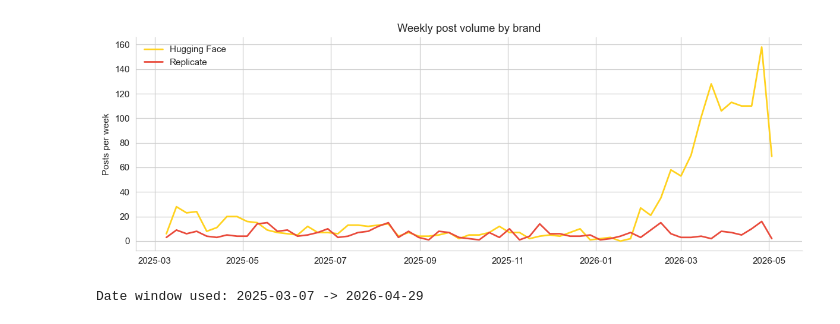
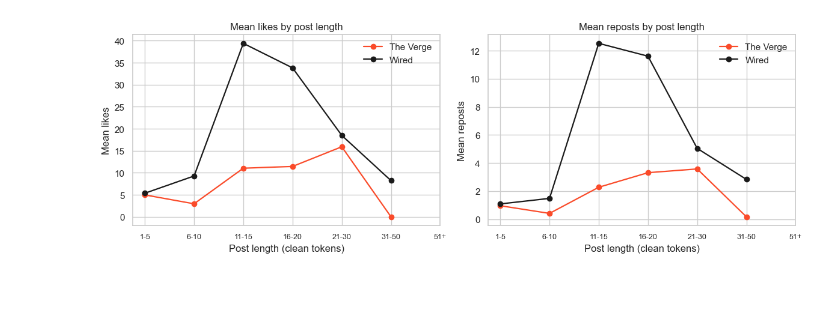
Before and after one commit to shreyuu/UoN-Business-Analytics, a Jupyter notebook: Analytics-Specializations-and-Applications/BUSI4370_CW2/notebooks/03_analysis.ipynb, the cells around one changed output. Drawn from its saved outputs; the diff is of its cells as text; code cells hidden in the pictures; blank space fills up the shorter version.

```diff
--- a/Analytics-Specializations-and-Applications/BUSI4370_CW2/notebooks/03_analysis.ipynb
+++ b/Analytics-Specializations-and-Applications/BUSI4370_CW2/notebooks/03_analysis.ipynb
@@ -172,33 +474,25 @@ plt.show()
 # %%
-def weekly_counts(df, label):
-    df = df.sort_values("created_at")
-    s = df.set_index("created_at").resample("W")["uri"].count()
-    out = s.to_frame("posts").reset_index()
-    out["brand_label"] = label
-    return out
+# Does writing more text get rewarded? Useful for the report and for any
+# post-level engagement model later.
+length_bins = [0, 5, 10, 15, 20, 30, 50, 200]
+length_labels = ["1-5", "6-10", "11-15", "16-20", "21-30", "31-50", "51+"]
 
-# Use a common date floor so both lines share a sensible x-axis
-common_start = max(hf_posts["created_at"].min(), rep_posts["created_at"].min())
-hf_window  = hf_posts[hf_posts["created_at"] >= common_start]
-rep_window = rep_posts[rep_posts["created_at"] >= common_start]
-
-weekly = pd.concat([weekly_counts(hf_window, "Hugging Face"),
-                    weekly_counts(rep_window, "Replicate")])
-
-fig, ax = plt.subplots(figsize=(11, 4))
-for label, sub in weekly.groupby("brand_label"):
-    ax.plot(sub["created_at"], sub["posts"], label=label,
-            color=PALETTE[label], linewidth=1.8)
-ax.set_title("Weekly post volume by brand")
-ax.set_ylabel("Posts per week")
-ax.set_xlabel("")
-ax.legend(frameon=False)
+fig, axes = plt.subplots(1, 2, figsize=(12, 4.2))
+for ax, metric in zip(axes, ["like_count", "repost_count"]):
+    for brand, g in all_posts.groupby("brand"):
+        bins = pd.cut(g["word_count_clean"], bins=length_bins, labels=length_labels)
+        binned = g.groupby(bins, observed=True)[metric].mean()
+        ax.plot(range(len(binned)), binned.values, marker="o",
+                label=brand, color=BRAND_COLORS[brand], linewidth=1.6)
+    ax.set_xticks(range(len(length_labels)))
+    ax.set_xticklabels(length_labels, rotation=0, fontsize=9)
+    ax.set_xlabel("Post length (clean tokens)")
+    ax.set_ylabel(f"Mean {metric.replace('_count', 's')}")
+    ax.set_title(f"Mean {metric.replace('_count', 's')} by post length")
+    ax.legend(frameon=False)
 plt.tight_layout()
-plt.savefig(FIG_DIR / "03_posts_over_time.png", bbox_inches="tight")
+plt.savefig(FIG_DIR / "06_engagement_by_length.png", dpi=150, bbox_inches="tight")
 plt.show()
-
-print(f"Date window used: {common_start.date()} -> {max(hf_posts['created_at'].max(), rep_posts['created_at'].max()).date()}")
 # %% [output]
-[figure, old version]
+[figure, new version]
-Date window used: 2025-03-07 -> 2026-04-29
 # %%
```
Also changed, not shown: parts of 11 cells of this notebook, 14 other files.
